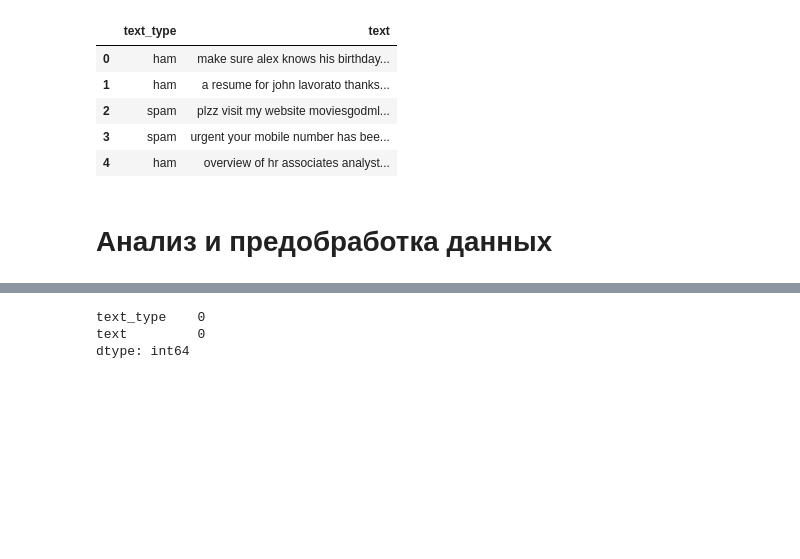
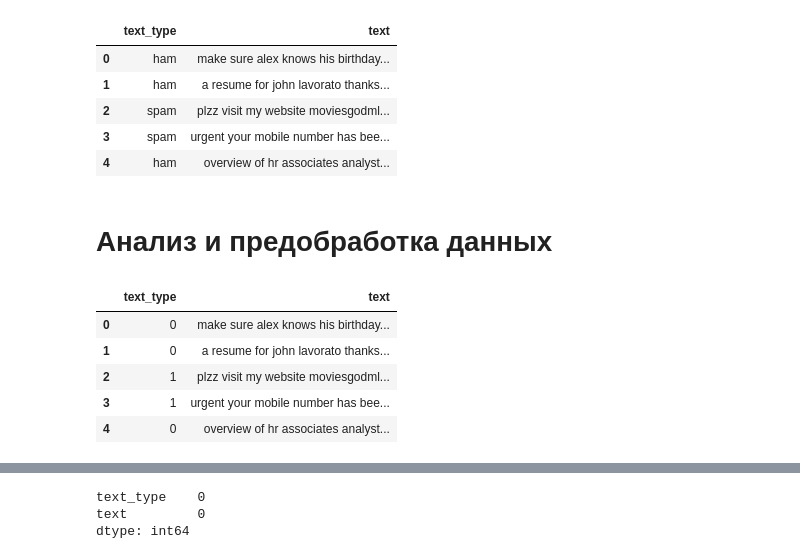
Before and after one commit to kudrmax/spam-recognition, a Jupyter notebook: main.ipynb, the cells around one changed output, grey strips where cells are left out. Cells and saved outputs as stored; diff of their text form; code cells hidden in the pictures; blank space fills up the shorter version.

```diff
--- a/main.ipynb
+++ b/main.ipynb
@@ -13,6 +13,17 @@ data.head()
 | 4 | ham | overview of hr associates analyst... |
 # %% [markdown]
 # Анализ и предобработка данных
+# %%
+data['text_type'] = data['text_type'].replace(['spam'], 1)
+data['text_type'] = data['text_type'].replace(['ham'], 0)
+data.head()
+# %% [output]
+|  | text_type | text |
+| 0 | 0 | make sure alex knows his birthday... |
+| 1 | 0 | a resume for john lavorato thanks... |
+| 2 | 1 | plzz visit my website moviesgodml... |
+| 3 | 1 | urgent your mobile number has bee... |
+| 4 | 0 | overview of hr associates analyst... |
 # %%
 # посмотрим на сбаллансированность данных
 data.groupby(by='text_type').count()
```
Also changed, not shown: parts of 9 cells of this notebook, 1 other file.
